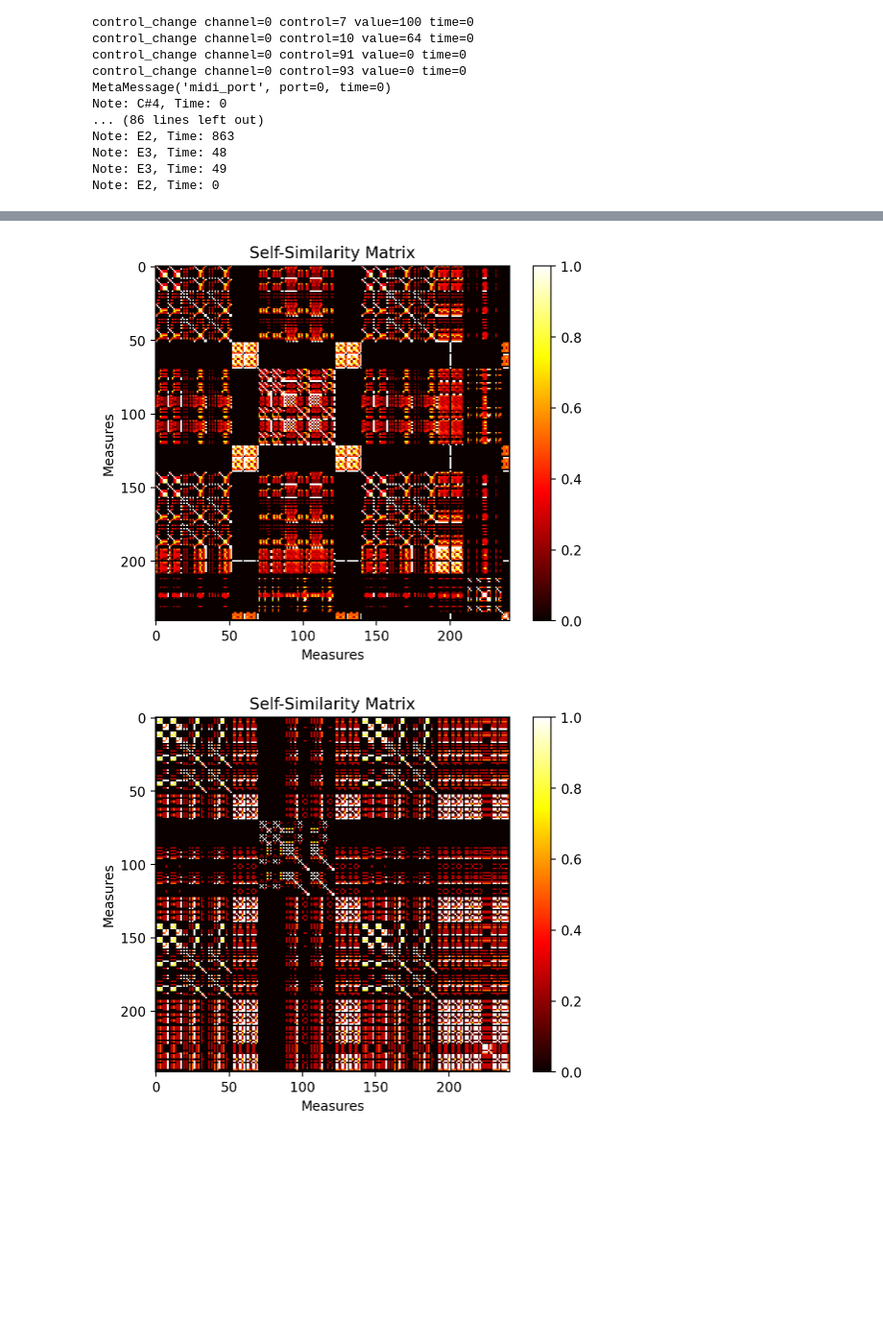
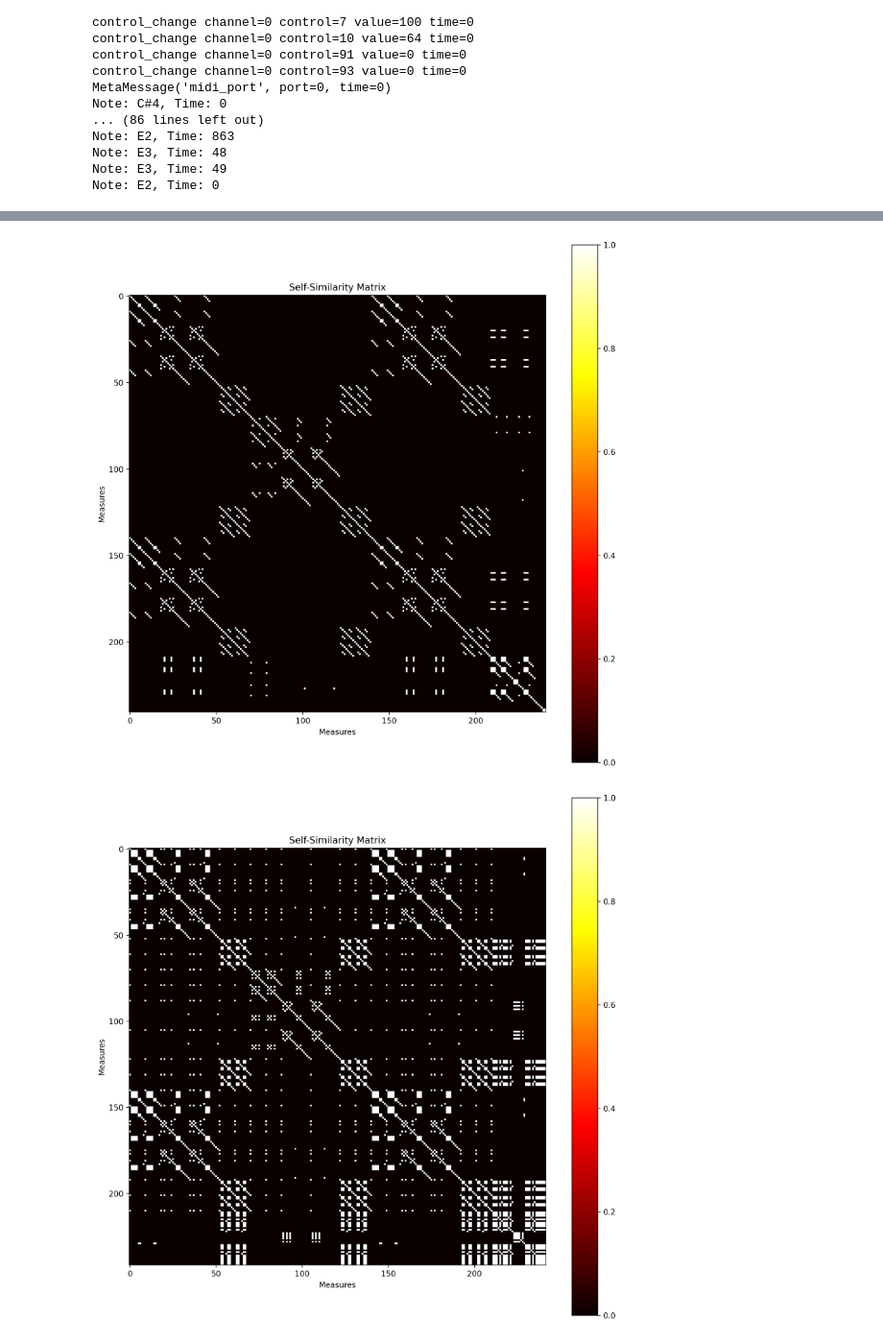
Before and after one commit to teoremma/music-analysis, a Jupyter notebook: analysis.ipynb, the cells around one changed output, grey strips where cells are left out. Shown: that part at 96% size. Cells and saved outputs as stored; diff of their text form; code cells hidden in the pictures; blank space fills up the shorter version.

```diff
--- a/analysis.ipynb
+++ b/analysis.ipynb
@@ -119,7 +119,7 @@ def split_musicxml_into_bars(score) -> List[List[str]]:
             for elem in measure:
                 if isinstance(elem, note.Note):
                     # Add the note's name (with octave) if it's a Note object
-                    measure_notes.append(elem.nameWithOctave)
+                    measure_notes.append([elem.nameWithOctave])
                 elif isinstance(elem, chord.Chord):
                     # For Chord objects, add a list of note names (with octave)
                     # This treats chords as a list of notes for simplicity
@@ -137,6 +137,7 @@ def split_musicxml_into_bars(score) -> List[List[str]]:
 # Example usage
 # musicxml_path = "entretainer.mxl"
 musicxml_path = "turca.mxl"
+# musicxml_path = "moonlight.mxl"
 score = converter.parse(musicxml_path)
 unrolled_score = score.expandRepeats()
 
@@ -168,7 +169,7 @@ Measure 242: [['A2', 'C#3', 'E3', 'A3']]
 import numpy as np
 import matplotlib.pyplot as plt
 
-def longest_common_subsequence(seq1, seq2):
+def longest_common_subsequence(seq1, seq2, comp):
     """
     Return the length of the longest common subsequence between two sequences.
     """
@@ -178,20 +179,25 @@ def longest_common_subsequence(seq1, seq2):
     # Iterate over the sequences and fill in the lcs array
     for i in range(1, len(seq1) + 1):
         for j in range(1, len(seq2) + 1):
-            if seq1[i - 1] == seq2[j - 1]:
-                lcs[i, j] = lcs[i - 1, j - 1] + 1
-            else:
-                lcs[i, j] = max(lcs[i - 1, j], lcs[i, j - 1])
+            # if seq1[i - 1] == seq2[j - 1]:
+            #     lcs[i, j] = lcs[i - 1, j - 1] + 1
+            # else:
+            #     lcs[i, j] = max(lcs[i - 1, j], lcs[i, j - 1])
+            lcs[i, j] = max(
+                lcs[i - 1, j - 1] + comp(seq1[i - 1], seq2[j - 1]),
+                lcs[i - 1, j],
+                lcs[i, j - 1]
+            )
 
     # Return the length of the longest common subsequence
     return lcs[-1, -1]
 
-def lcs_similarity(seq1, seq2):
+def lcs_similarity(seq1, seq2, comp):
     """
     Return the similarity of two sequences based on the length of their longest common subsequence.
     """
     # Compute the length of the longest common subsequence
-    lcs_length = longest_common_subsequence(seq1, seq2)
+    lcs_length = longest_common_subsequence(seq1, seq2, comp)
 
     # Normalize the length of the longest common subsequence
     min_length = min(len(seq1), len(seq2))
@@ -199,9 +205,30 @@ def lcs_similarity(seq1, seq2):
 
     return similarity
 
+def id_comp(a, b):
+    return 1 if a == b else 0
 
-# def measure_similarity(measure1, measure2):
+def chord_comp(chord1, chord2):
+    return lcs_similarity(chord1, chord2, id_comp)
 
+def measure_comp(measure1, measure2):
+    return lcs_similarity(measure1, measure2, chord_comp)
+
+def note_set_comp(measure1, measure2):
+    #flatten the list of notes
+    measure1 = set([note for chord in measure1 for note in chord])
+    measure2 = set([note for chord in measure2 for note in chord])
+    return 1 if measure1 == measure2 else 0
+
+def note_set_iou(measure1, measure2):
+    #flatten the list of notes
+    measure1 = set([note for chord in measure1 for note in chord])
+    measure2 = set([note for chord in measure2 for note in chord])
+    inter = measure1.intersection(measure2)
+    union = measure1.union(measure2)
+    if len(union) == 0:
+        return 0
+    return len(inter) / len(union)
 
 def compute_self_similarity(part):
     num_measures = len(part)
@@ -215,39 +242,49 @@ def compute_self_similarity(part):
             # # simple equality check
             # similarity = 1 if part[i] == part[j] else 0
 
-            # lcs similarity
-            similarity = lcs_similarity(part[i], part[j])
+            # # lcs similarity
+            # similarity = lcs_similarity(part[i], part[j], id_comp)
+
+            # # measure similarity
+            # similarity = measure_comp(part[i], part[j])
+
+            # note set similarity
+            similarity = note_set_comp(part[i], part[j])
+
+            # # # note set iou
+            # similarity = note_set_iou(part[i], part[j])
 
             self_similarity[i, j] = similarity
 
             # # Compute the similarity between the two measures
             # similarity = 0
             # for note1 in part[i]:
             #     for note2 in part[j]:
             #         if isinstance(note1, list) and isinstance(note2, list):
             #             # Compute the Jaccard similarity for two chords
             #             similarity = len(set(note1).intersection(note2)) / len(set(note1).union(note2))
             #         elif isinstance(note1, list) or isinstance(note2, list):
             #             # Compute the Jaccard similarity for a chord and a note
             #             similarity = len(set(note1).intersection(note2)) / len(set(note1).union(note2))
             #         else:
             #             # Compute the Jaccard similarity for two notes
             #             similarity = int(note1 == note2)
             #         # Update the similarity value in the self-similarity matrix
             #         self_similarity[i, j] += similarity
 
     return self_similarity
 
 # Example usage
 for part in parts_notes:
     self_similarity = compute_self_similarity(part)
     # Plot the self-similarity matrix
     plt.imshow(self_similarity, cmap='hot', interpolation='nearest')
     plt.title('Self-Similarity Matrix')
     plt.xlabel('Measures')
     plt.ylabel('Measures')
     plt.colorbar()
+    plt.gcf().set_size_inches(12, 12)
     plt.show()
 # %% [output]
-[figure, old version]
+[figure, new version]
-[figure, old version]
+[figure, new version]
```
Also changed, not shown: parts of 1 cell of this notebook, 5 other files.
